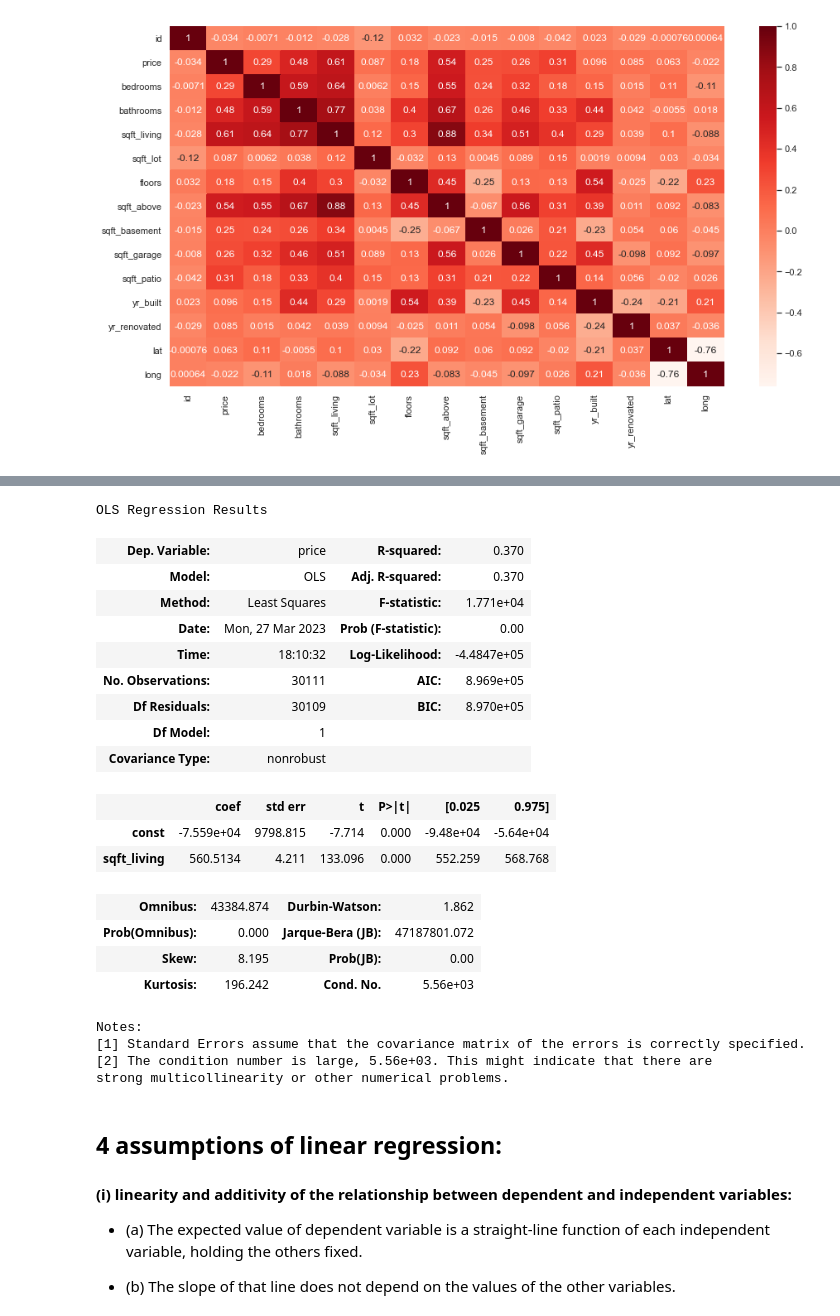
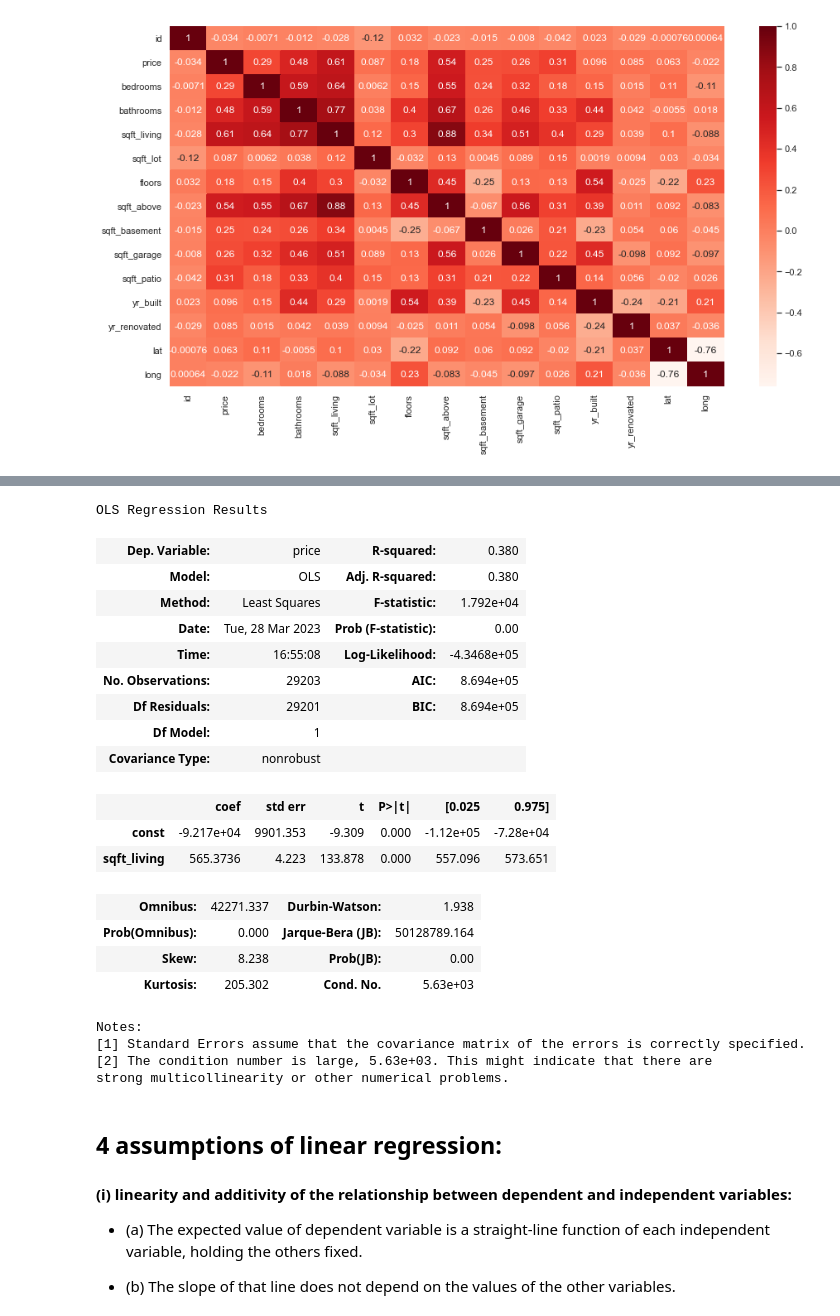
Before and after one commit to vladiseki/Housing_Prices_P2_Project, a Jupyter notebook: individual_notebooks/Ali_jn.ipynb, the cells around one changed output, grey strips where cells are left out. Saved outputs shown, nothing was run; the diff lists cells and outputs as text; code cells hidden in the pictures.

```diff
--- a/individual_notebooks/Ali_jn.ipynb
+++ b/individual_notebooks/Ali_jn.ipynb
@@ -262,7 +693,7 @@ Index(['id', 'date', 'bedrooms', 'bathrooms', 'sqft_living', 'sqft_lot',
 # %%
 cat_dum.drop(columns=['waterfront_NO', 'greenbelt_NO', 'nuisance_NO',
                       'view_NONE', 'condition_Average', 'grade_7 Average',
-                      'heat_source_Gas', 'sewer_system_PUBLIC'],
+                      'heat_source_Gas', 'sewer_system_PUBLIC', 'zipcode_98042'],
              inplace=True)
 # %%
 cat_dum.info()
@@ -299,5 +721,0 @@ cat_dum.head()
-# %%
-# making date into datetime format
-cat_dum['date'] = pd.to_datetime(cat_dum['date'], infer_datetime_format=True)
-
-cat_dum.head()
@@ -312,5 +721,0 @@ cat_dum.head()
-# %%
-# feature engineering
-# making a 'yr_sold' column using the year from 'date'
-cat_dum['yr_sold'] = pd.to_datetime(cat_dum['date'], infer_datetime_format=True).dt.year
-cat_dum.head()
@@ -395,3 +721,0 @@ houses.head()
-# %%
-cat_dum['zipcode'] = [x.split(',')[2][-5:] for x in cat_dum['address']]
-cat_dum.head()
@@ -579,32 +807,30 @@ cat_dum.describe()
 # %%
-y = houses['price']
-x = cat_dum[['sqft_living']]
+y = cat_dum['price']
+X = cat_dum[['sqft_living']]
 
-
-df_lineartest = sm.OLS(y, sm.add_constant(x)).fit().summary()
-
-df_lineartest
+base_model = sm.OLS(endog=y, exog=sm.add_constant(X)).fit()
+base_model.summary()
 # %% [output]
 OLS Regression Results
-| Dep. Variable: | price | R-squared: | 0.370 |
-| Model: | OLS | Adj. R-squared: | 0.370 |
-| Method: | Least Squares | F-statistic: | 1.771e+04 |
-| Date: | Mon, 27 Mar 2023 | Prob (F-statistic): | 0.00 |
-| Time: | 18:10:32 | Log-Likelihood: | -4.4847e+05 |
-| No. Observations: | 30111 | AIC: | 8.969e+05 |
-| Df Residuals: | 30109 | BIC: | 8.970e+05 |
+| Dep. Variable: | price | R-squared: | 0.380 |
+| Model: | OLS | Adj. R-squared: | 0.380 |
+| Method: | Least Squares | F-statistic: | 1.792e+04 |
+| Date: | Tue, 28 Mar 2023 | Prob (F-statistic): | 0.00 |
+| Time: | 16:55:08 | Log-Likelihood: | -4.3468e+05 |
+| No. Observations: | 29203 | AIC: | 8.694e+05 |
+| Df Residuals: | 29201 | BIC: | 8.694e+05 |
 | Df Model: | 1 |  |  |
 | Covariance Type: | nonrobust |  |  |
 |  | coef | std err | t | P>|t| | [0.025 | 0.975] |
-| const | -7.559e+04 | 9798.815 | -7.714 | 0.000 | -9.48e+04 | -5.64e+04 |
-| sqft_living | 560.5134 | 4.211 | 133.096 | 0.000 | 552.259 | 568.768 |
+| const | -9.217e+04 | 9901.353 | -9.309 | 0.000 | -1.12e+05 | -7.28e+04 |
+| sqft_living | 565.3736 | 4.223 | 133.878 | 0.000 | 557.096 | 573.651 |
-| Omnibus: | 43384.874 | Durbin-Watson: | 1.862 |
-| Prob(Omnibus): | 0.000 | Jarque-Bera (JB): | 47187801.072 |
-| Skew: | 8.195 | Prob(JB): | 0.00 |
-| Kurtosis: | 196.242 | Cond. No. | 5.56e+03 |
+| Omnibus: | 42271.337 | Durbin-Watson: | 1.938 |
+| Prob(Omnibus): | 0.000 | Jarque-Bera (JB): | 50128789.164 |
+| Skew: | 8.238 | Prob(JB): | 0.00 |
+| Kurtosis: | 205.302 | Cond. No. | 5.63e+03 |
 Notes:
 [1] Standard Errors assume that the covariance matrix of the errors is correctly specified.
-[2] The condition number is large, 5.56e+03. This might indicate that there are
+[2] The condition number is large, 5.63e+03. This might indicate that there are
 strong multicollinearity or other numerical problems.
 # %% [markdown]
 ## 4 assumptions of linear regression:
```
Also changed, not shown: parts of 146 cells of this notebook.
